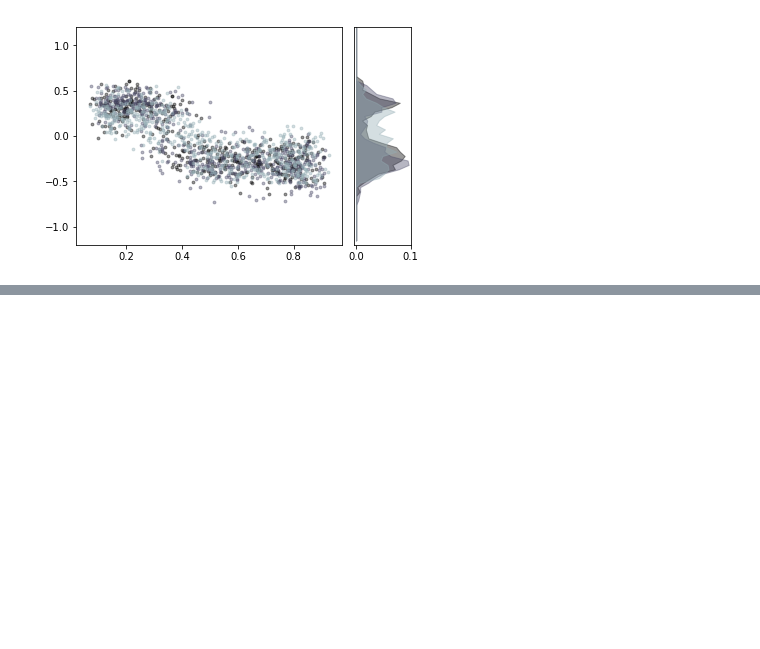
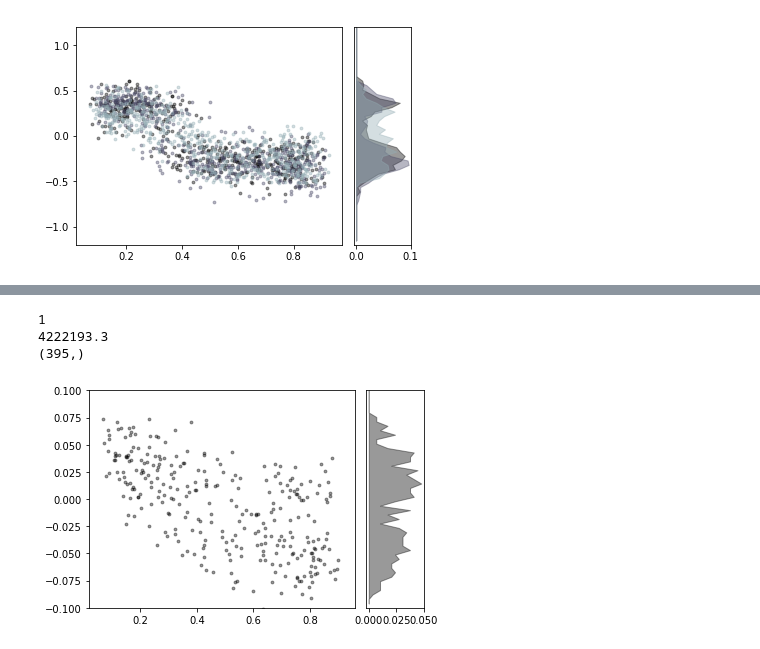
Before and after one commit to GiocomoLab/MightyMorphingPhotonRangers, a Jupyter notebook: SimMats/LogAngleRatioPlots.ipynb, the cells around one changed output, grey strips where cells are left out. Drawn from its saved outputs; the diff is of its cells as text; code cells hidden in the pictures; blank space fills up the shorter version.

```diff
--- a/SimMats/LogAngleRatioPlots.ipynb
+++ b/SimMats/LogAngleRatioPlots.ipynb
@@ -49,6 +49,7 @@ def sess_lar(sess,max_pos=450,cellmask = None):
 
     effMorph = trial_info['morphs'] +  trial_info['wallJitter'] + trial_info['bckgndJitter']
     effMorph = (effMorph+.3)/1.6
+    rewards = 1.*(trial_info['rewards']>0)
 
     msort = np.argsort(effMorph)
 
@@ -72,10 +73,17 @@ def sess_lar(sess,max_pos=450,cellmask = None):
             mask1[trial]=False
 
         centroid0, centroid1 = np.nanmean(S_tm[mask0,:],axis=0), np.nanmean(S_tm[mask1,:],axis=0)
+        cd = centroid0-centroid1
+        cd/=np.linalg.norm(cd.ravel(),ord=2)
         centroid0/=np.linalg.norm(centroid0.ravel(),ord=2)
         centroid1/=np.linalg.norm(centroid1.ravel(),ord=2)
 
         sim0[trial],sim1[trial] = np.dot(S_tm_norm[trial,:],centroid0), np.dot(S_tm_norm[trial,:],centroid1)
-#         print(sim0,sim1)
-        lar[trial]= np.log(np.dot(S_tm_norm[trial,:],centroid0)/np.dot(S_tm_norm[trial,:],centroid1))
+#         print(effMorph[trial],sim0[trial],sim1[trial])
+#         lar[trial]= np.log(np.dot(S_tm_norm[trial,:],centroid0)/np.dot(S_tm_norm[trial,:],centroid1))
+        lar[trial] = np.dot(S_tm_norm[trial,:],cd)
     return lar, effMorph, sim0, sim1
+# %%
+mouse = '4222154.1'
+df_mouse = df[df['MouseName'].str.match(mouse)]
+df_mouse
@@ -81,0 +101,3 @@ def sess_lar(sess,max_pos=450,cellmask = None):
+# %%
+sess = df_mouse.iloc[4]
+lar, effMorph, sim0, sim1 = sess_lar(sess)
@@ -1006,3 +833,5 @@ f,ax = plot_LAR(LAR_rd,EM_rd,cmap='bone')
 4139224.5
 (623,)
 [figure]
+# %%
+LAR_dg, EM_dg, S0_df, S1_df = LAR_list_maker(['4222193.3'],firstSess=4)
@@ -1008,0 +863,7 @@ f,ax = plot_LAR(LAR_rd,EM_rd,cmap='bone')
+# %%
+f,ax = plot_LAR(LAR_dg,EM_dg,cmap='bone',ymin=-.1,ymax=.1)
+# %% [output]
+1
+4222193.3
+(395,)
+[figure, added]
```
Also changed, not shown: parts of 32 cells of this notebook.
